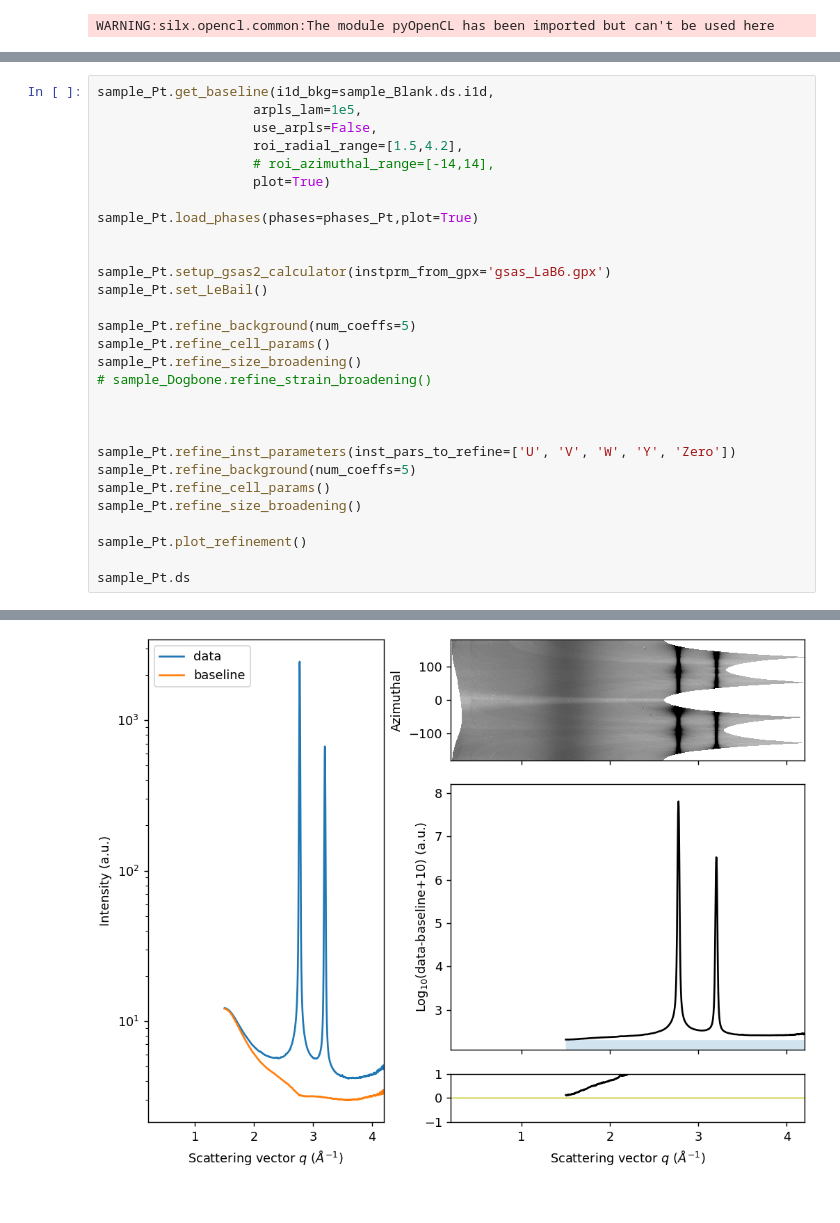
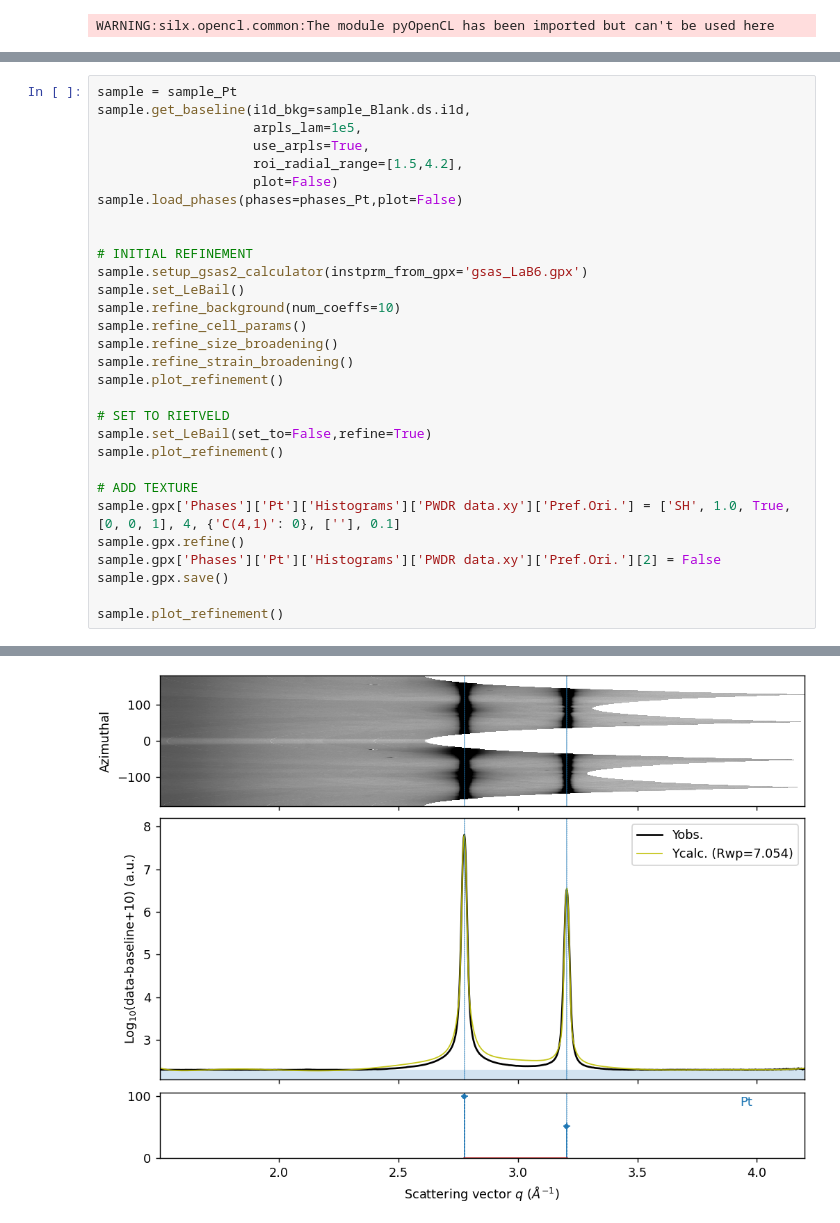
Before and after one commit to MehmetTopsakal/easyXRD, a Jupyter notebook: examples/ZrH-sample/refiner.ipynb, the cells around one changed output, grey strips where cells are left out. Cells and saved outputs as stored; diff of their text form.

```diff
--- a/examples/ZrH-sample/refiner.ipynb
+++ b/examples/ZrH-sample/refiner.ipynb
@@ -206,30 +265,31 @@ Size broadening of all phases are refined. Rwp is now 2.537 (was 2.534)
 # %%
-sample_Pt.get_baseline(i1d_bkg=sample_Blank.ds.i1d,
+sample = sample_Pt
+sample.get_baseline(i1d_bkg=sample_Blank.ds.i1d,
                     arpls_lam=1e5,
-                    use_arpls=False,
+                    use_arpls=True,
                     roi_radial_range=[1.5,4.2],
-                    # roi_azimuthal_range=[-14,14],
-                    plot=True)
-
-sample_Pt.load_phases(phases=phases_Pt,plot=True)
+                    plot=False)
+sample.load_phases(phases=phases_Pt,plot=False)
 
 
-sample_Pt.setup_gsas2_calculator(instprm_from_gpx='gsas_LaB6.gpx')
-sample_Pt.set_LeBail()
+# INITIAL REFINEMENT
+sample.setup_gsas2_calculator(instprm_from_gpx='gsas_LaB6.gpx')
+sample.set_LeBail()
+sample.refine_background(num_coeffs=10)
+sample.refine_cell_params()
+sample.refine_size_broadening()
+sample.refine_strain_broadening()
+sample.plot_refinement()
 
-sample_Pt.refine_background(num_coeffs=5)
-sample_Pt.refine_cell_params()
-sample_Pt.refine_size_broadening()
-# sample_Dogbone.refine_strain_broadening()
+# SET TO RIETVELD
+sample.set_LeBail(set_to=False,refine=True)
+sample.plot_refinement()
 
+# ADD TEXTURE
+sample.gpx['Phases']['Pt']['Histograms']['PWDR data.xy']['Pref.Ori.'] = ['SH', 1.0, True, [0, 0, 1], 4, {'C(4,1)': 0}, [''], 0.1]
+sample.gpx.refine()
+sample.gpx['Phases']['Pt']['Histograms']['PWDR data.xy']['Pref.Ori.'][2] = False
+sample.gpx.save()
 
-
-sample_Pt.refine_inst_parameters(inst_pars_to_refine=['U', 'V', 'W', 'Y', 'Zero'])
-sample_Pt.refine_background(num_coeffs=5)
-sample_Pt.refine_cell_params()
-sample_Pt.refine_size_broadening()
-
-sample_Pt.plot_refinement()
-
-sample_Pt.ds
+sample.plot_refinement()
 # %% [output]
@@ -258 +318 @@ Data variables:
-[figure, old version]
+[figure, new version]
```
Also changed, not shown: parts of 16 cells of this notebook, 7 other files.
